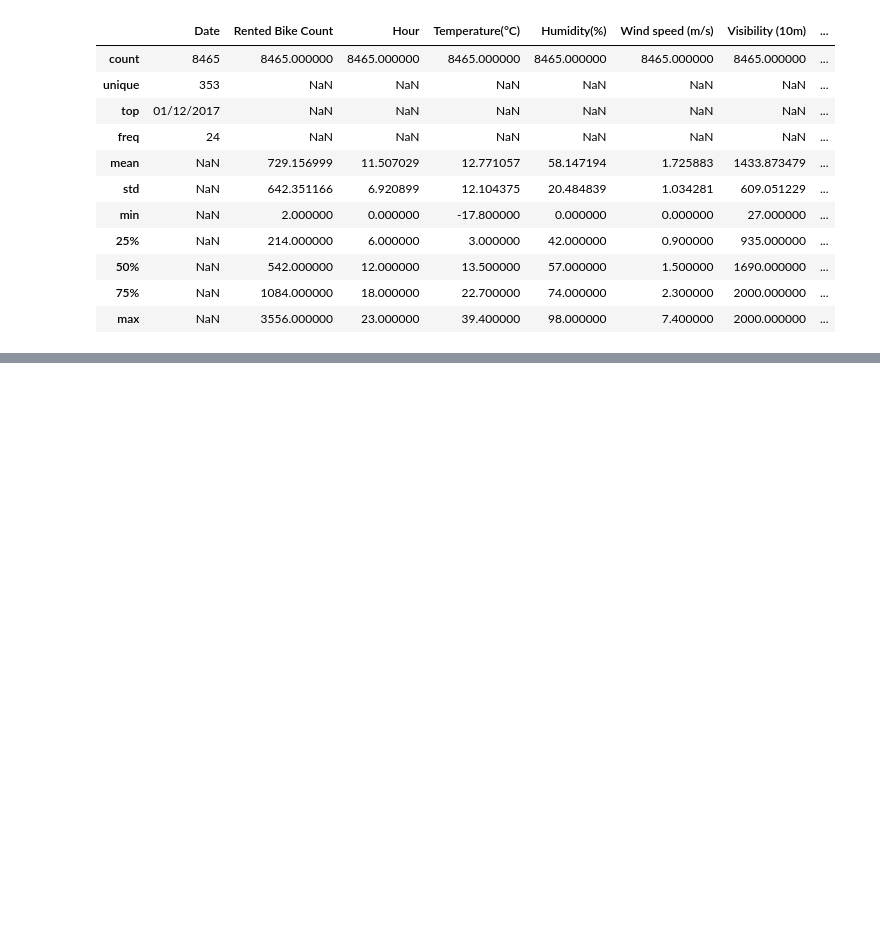
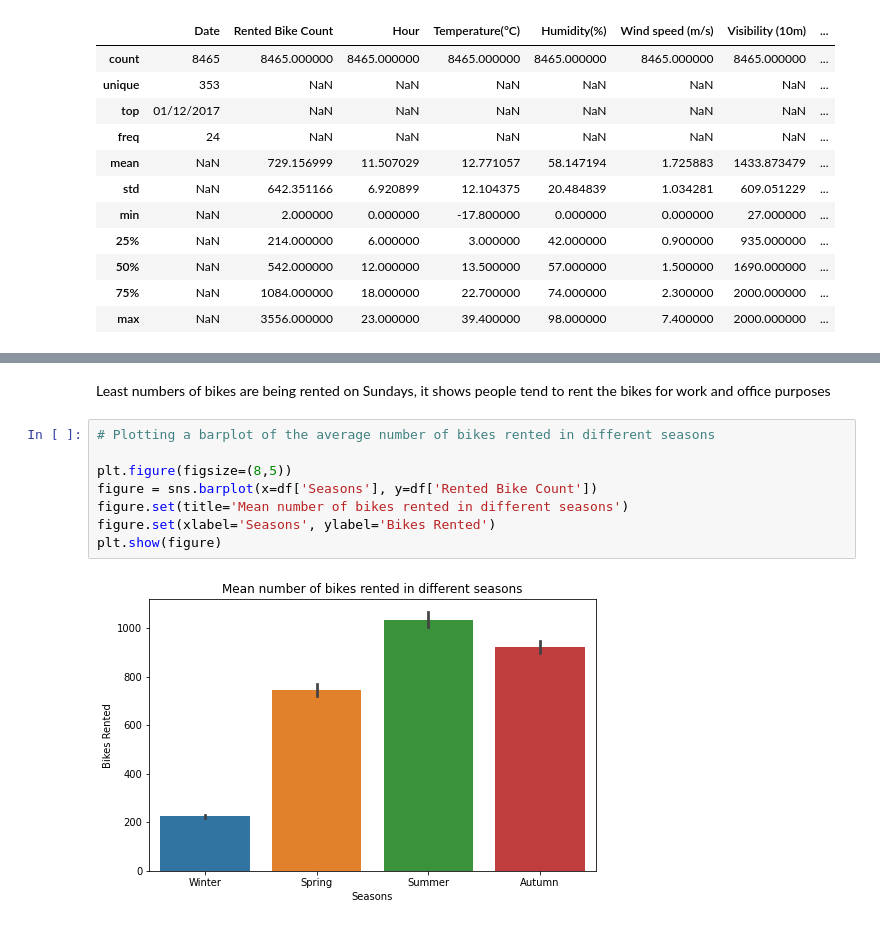
Before and after one commit to rsonar821/Regression-Capstone-Project, a Jupyter notebook: Seoul_Bike_Sharing_Demand_Prediction.ipynb, the cells around one changed output, grey strips where cells are left out. Drawn from its saved outputs; the diff is of its cells as text; blank space fills up the shorter version.

```diff
--- a/Seoul_Bike_Sharing_Demand_Prediction.ipynb
+++ b/Seoul_Bike_Sharing_Demand_Prediction.ipynb
@@ -256,0 +308,12 @@ df.describe(include='all')
+# %% [markdown]
+Least numbers of bikes are being rented on Sundays, it shows people tend to rent the bikes for work and office purposes
+# %%
+# Plotting a barplot of the average number of bikes rented in different seasons
+
+plt.figure(figsize=(8,5))
+figure = sns.barplot(x=df['Seasons'], y=df['Rented Bike Count'])
+figure.set(title='Mean number of bikes rented in different seasons')
+figure.set(xlabel='Seasons', ylabel='Bikes Rented')
+plt.show(figure)
+# %% [output]
+[figure, added]
```
Also changed, not shown: parts of 16 cells of this notebook.
